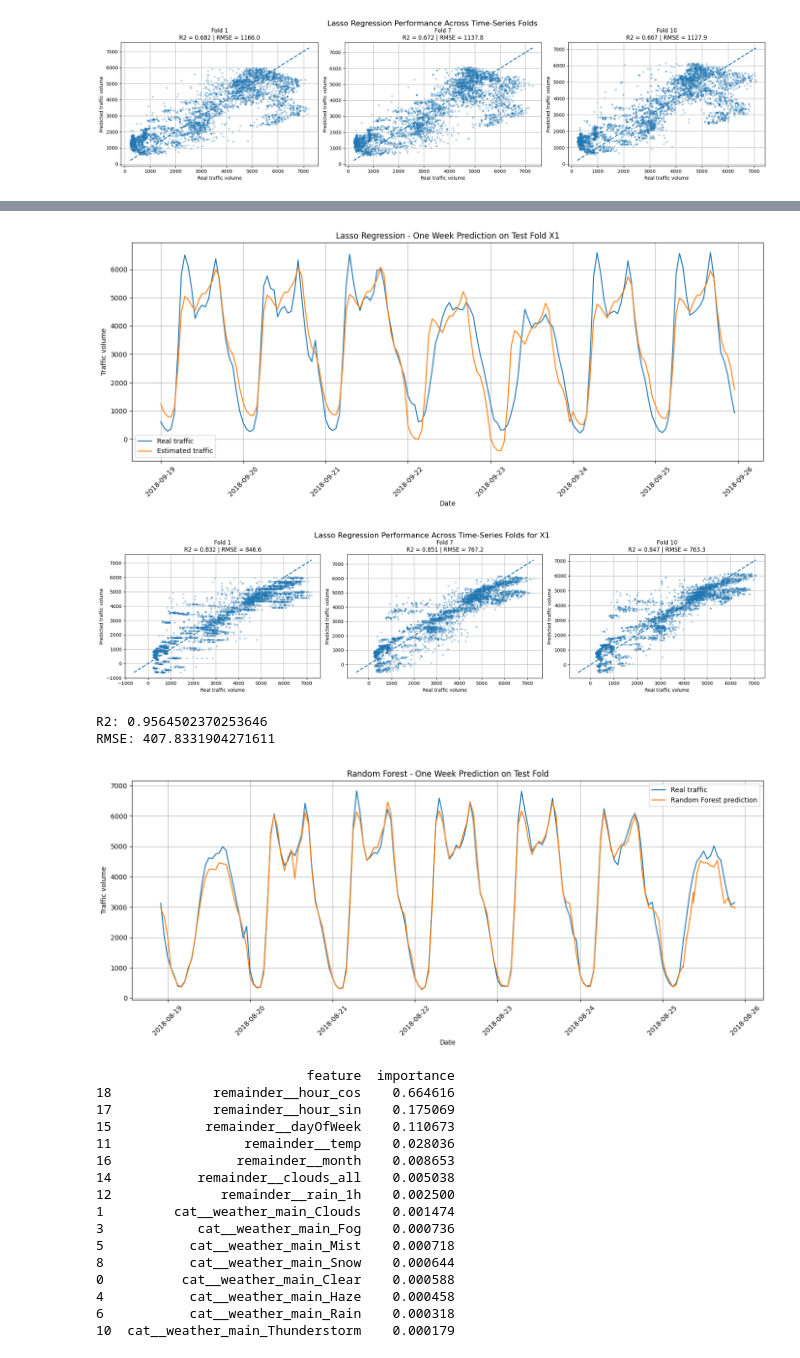
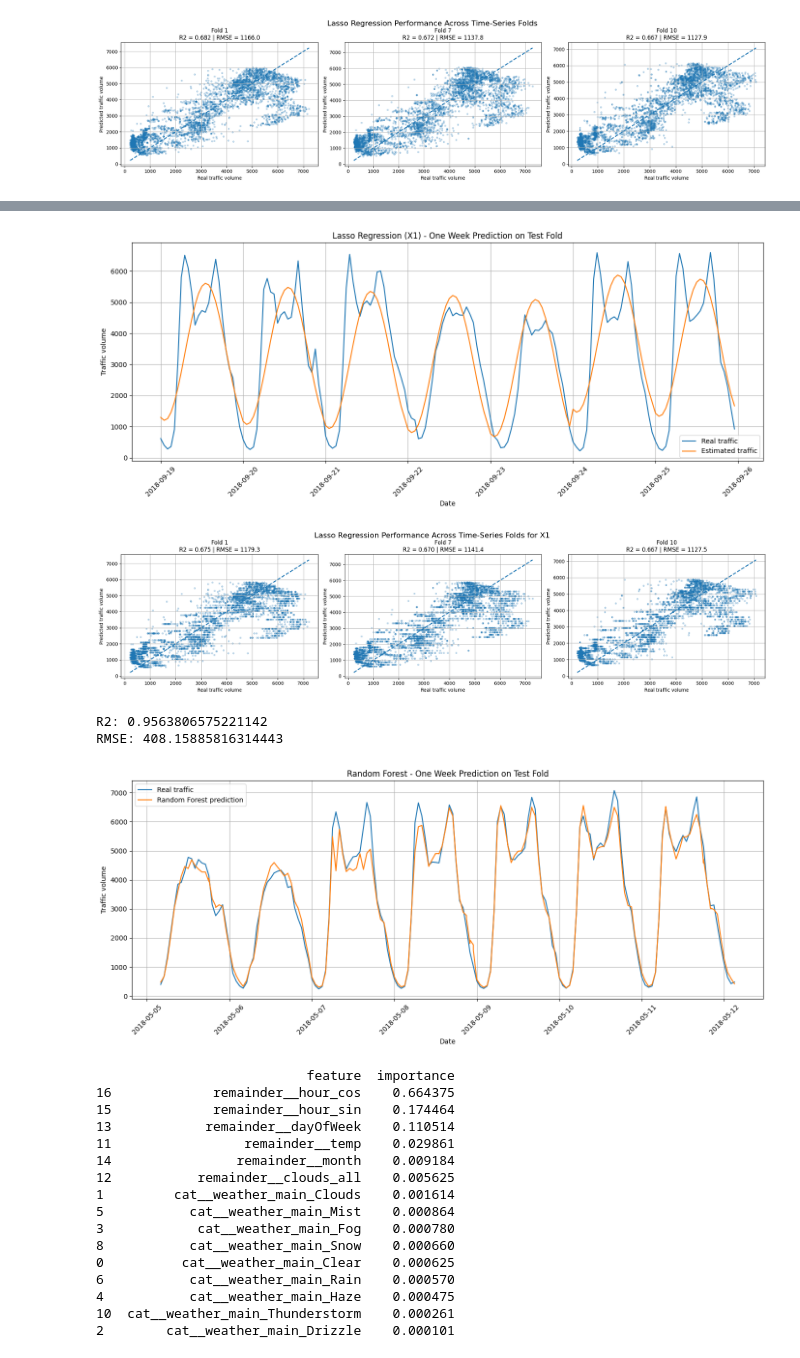
Before and after one commit to Emil-labs/Data-G8, a Jupyter notebook: Projects/Dataset_prep_testing.ipynb, the cells around one changed output, grey strips where cells are left out. Cells and saved outputs as stored; diff of their text form; code cells hidden in the pictures.

```diff
--- a/Projects/Dataset_prep_testing.ipynb
+++ b/Projects/Dataset_prep_testing.ipynb
@@ -30,11 +30,11 @@ features_test1 = ['dayOfWeek', 'month', 'hour_sin', 'hour_cos', 'isHoliday']
 X1 = traffic_df[features_test1]
 preprocessor_test1 = ColumnTransformer(
     transformers=[
-        ('num1', StandardScaler(), features_test1),
-        ('cat1', OneHotEncoder(handle_unknown='ignore', sparse_output=False),features_test1)
+        ('num1', StandardScaler(), features_test1)
     ])
 
-num_features_test2 = ['temp', 'rain_1h', 'snow_1h', 'clouds_all', 'dayOfWeek', 'month', 'hour_sin', 'hour_cos', 'isHoliday']
+#num_features_test2 = ['temp', 'rain_1h', 'snow_1h', 'clouds_all', 'dayOfWeek', 'month', 'hour_sin', 'hour_cos', 'isHoliday']
+num_features_test2 = ['temp', 'clouds_all', 'dayOfWeek', 'month', 'hour_sin', 'hour_cos', 'isHoliday']
 cat_features_test2 = ['weather_main']
 X2 = traffic_df[num_features_test2+cat_features_test2]
 preprocessor_test2 = ColumnTransformer(
@@ -45,6 +45,9 @@ preprocessor_test2 = ColumnTransformer(
 
 y = traffic_df['traffic_volume'].values
 
+X2.to_csv("X2.csv")
+X1.to_csv("X1.csv")
+
 desc = traffic_df.describe()
 desc.to_csv("traffic_descr.csv")
 # %% [markdown]
@@ -594,9 +598,10 @@ for fold_id, (train_index, test_index) in enumerate(tss.split(traffic_df)):
         'feature1': feature_names,
         'coefficient1': LassoCV_reg1.coef_.round(2)
     })
-    coef_df.to_csv(f'Coef {fold_id+1}.csv')
+    #coef_df.to_csv(f'Coef {fold_id+1}.csv')
     coef_df['abs_coef'] = np.abs(coef_df['coefficient1'])
-    #print(coef_df.sort_values('abs_coef', ascending=False))
+    print(coef_df.sort_values('abs_coef', ascending=False))
+    coef_df.to_csv("coef_X1.csv")
 
     plt.scatter(y_te1, y_pred_lassoCV1, c='b', alpha = 0.3)
     plt.plot(y_te1, y_te1, c='r', alpha=0.6, ls='--')
@@ -652,7 +654,7 @@ plt.plot(dates_week1, y_pred_week1, label='Estimated traffic')
 
 plt.xlabel('Date')
 plt.ylabel('Traffic volume')
-plt.title('Lasso Regression - One Week Prediction on Test Fold X1')
+plt.title('Lasso Regression (X1) - One Week Prediction on Test Fold')
 
 plt.legend()
 plt.grid(True)
@@ -660,9 +662,10 @@ plt.grid(True)
 plt.xticks(rotation=45)
 
 plt.tight_layout()
+plt.savefig("plots/LassoX1_1week.png")
 plt.show()
 # %% [output]
-[figure, old version]
+[figure, new version]
 # %%
 outer_tss = TimeSeriesSplit(n_splits=10)
 plt.style.use('default')
@@ -772,11 +775,10 @@ plt.tight_layout()
 
 # Slight spacing correction for report aesthetics
 plt.subplots_adjust(top=0.85)
+plt.savefig("plots/LassoRegX1_1_7_10.png")
 plt.show()
-plt.savefig("plots/LassoReg11 1 7 10.png")
-plt.close()
 # %% [output]
-[figure, old version]
+[figure, new version]
 # %%
 from sklearn.ensemble import RandomForestRegressor
 from sklearn.model_selection import TimeSeriesSplit
@@ -841,7 +843,7 @@ print("RMSE:", np.sqrt(mean_squared_error(y_te, y_pred)))
 
 dates_test = traffic_df.iloc[test_index]['date_time'].reset_index(drop=True)
 
-start_date = dates_test.iloc[3000]
+start_date = dates_test.iloc[0]
 end_date = start_date + pd.Timedelta(days=7)
 
 week_mask = (dates_test >= start_date) & (dates_test < end_date)
@@ -863,49 +865,50 @@ plt.plot(dates_week, y_pred_week, label='Random Forest prediction')
 plt.xlabel('Date')
 plt.ylabel('Traffic volume')
 plt.title('Random Forest - One Week Prediction on Test Fold')
 
 plt.legend()
 plt.grid(True)
 
 plt.xticks(rotation=45)
 
 plt.tight_layout()
+plt.savefig("plots/RF_1week.png")
 plt.show()
 
 # ---------------------------------------------------------
 # Feature importance
 # ---------------------------------------------------------
 
 feature_names = preprocessor_rf.get_feature_names_out()
 
 importance_df = pd.DataFrame({
     'feature': feature_names,
     'importance': RF_reg.feature_importances_
 })
 
 importance_df = importance_df.sort_values(
     by='importance',
     ascending=False
 )
 
 print(importance_df.head(15))
 # %% [output]
-R2: 0.9564502370253646
-RMSE: 407.8331904271611
+R2: 0.9563806575221142
+RMSE: 408.15885816314443
-[figure, old version]
+[figure, new version]
                            feature  importance
-18             remainder__hour_cos    0.664616
-17             remainder__hour_sin    0.175069
-15            remainder__dayOfWeek    0.110673
-11                 remainder__temp    0.028036
-16                remainder__month    0.008653
-14           remainder__clouds_all    0.005038
-12              remainder__rain_1h    0.002500
-1         cat__weather_main_Clouds    0.001474
-3            cat__weather_main_Fog    0.000736
-5           cat__weather_main_Mist    0.000718
-8           cat__weather_main_Snow    0.000644
-0          cat__weather_main_Clear    0.000588
-4           cat__weather_main_Haze    0.000458
-6           cat__weather_main_Rain    0.000318
-10  cat__weather_main_Thunderstorm    0.000179
+16             remainder__hour_cos    0.664375
+15             remainder__hour_sin    0.174464
+13            remainder__dayOfWeek    0.110514
+11                 remainder__temp    0.029861
+14                remainder__month    0.009184
+12           remainder__clouds_all    0.005625
+1         cat__weather_main_Clouds    0.001614
+5           cat__weather_main_Mist    0.000864
+3            cat__weather_main_Fog    0.000780
+8           cat__weather_main_Snow    0.000660
+0          cat__weather_main_Clear    0.000625
+6           cat__weather_main_Rain    0.000570
+4           cat__weather_main_Haze    0.000475
+10  cat__weather_main_Thunderstorm    0.000261
+2        cat__weather_main_Drizzle    0.000101
```
Also changed, not shown: parts of 3 cells of this notebook, 1 other file.
